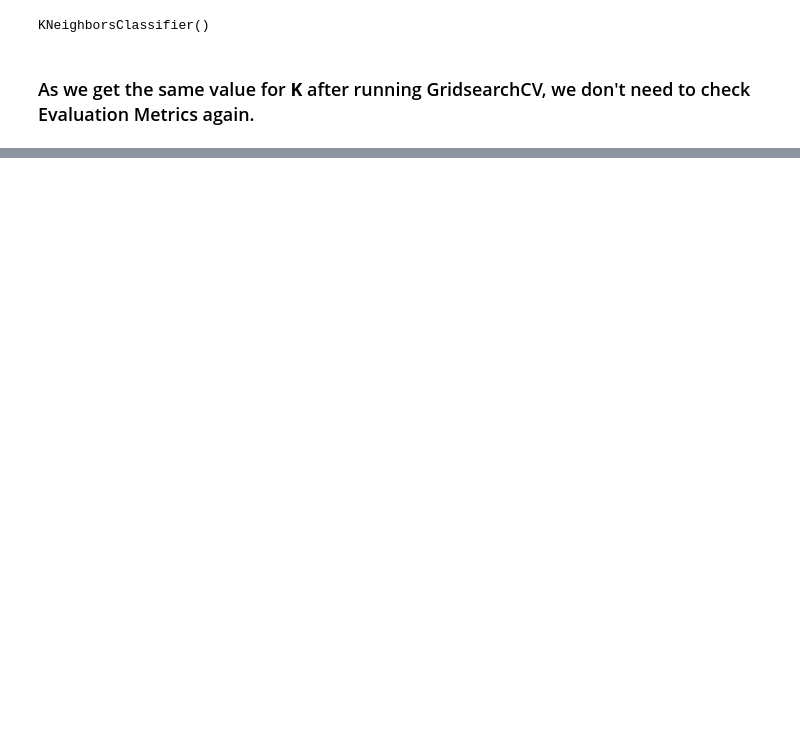
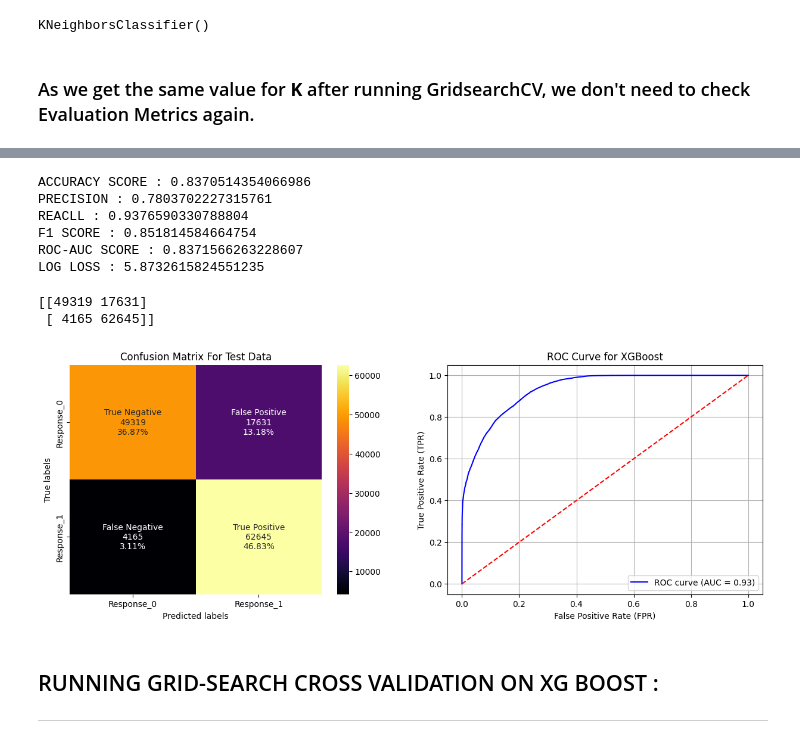
Before and after one commit to RPSahoo219/Health_Insurance_Cross_Sell_Prediction, a Jupyter notebook: Health_Insurance_Cross_Sell_Prediction.ipynb, the cells around one changed output, grey strips where cells are left out. Drawn from its saved outputs; the diff is of its cells as text; code cells hidden in the pictures; blank space fills up the shorter version.

```diff
--- a/Health_Insurance_Cross_Sell_Prediction.ipynb
+++ b/Health_Insurance_Cross_Sell_Prediction.ipynb
@@ -1485,0 +1512,3 @@ KNeighborsClassifier()
+# %%
+xg_model = XGBClassifier()
+xg_model.fit(x_train, y_train)
@@ -1485,0 +1527,74 @@ KNeighborsClassifier()
+# %%
+y_pred_prob_xg= xg_model.predict_proba(x_test)
+# %%
+y_predicted_xg= xg_model.predict(x_test)
+# %%
+Accuracy_Score_xg= accuracy_score(y_test,y_predicted_xg)
+print("ACCURACY SCORE :", Accuracy_Score_xg)
+
+Precision_xg= precision_score(y_test,y_predicted_xg)
+print("PRECISION :", Precision_xg)
+
+Recall_xg= recall_score(y_test,y_predicted_xg)
+print("REACLL :", Recall_xg)
+
+F1_Score_xg= f1_score(y_test,y_predicted_xg)
+print("F1 SCORE :", F1_Score_xg)
+
+ROC_AUC_Score_xg= roc_auc_score(y_test, y_predicted_xg)
+print("ROC-AUC SCORE :", ROC_AUC_Score_xg)
+
+Log_Loss_xg= log_loss(y_test, y_predicted_xg)
+print("LOG LOSS :", Log_Loss_xg)
+# %% [output]
+ACCURACY SCORE : 0.8370514354066986
+PRECISION : 0.7803702227315761
+REACLL : 0.9376590330788804
+F1 SCORE : 0.851814584664754
+ROC-AUC SCORE : 0.8371566263228607
+LOG LOSS : 5.8732615824551235
+# %%
+fig, ax= plt.subplots(1,2, figsize=(15, 5))
+# Get the confusion matrix for test Data
+
+labels = ['True Negative','False Positive','False Negative','True Positive']
+cm_test_xg = confusion_matrix(y_test, y_predicted_xg)
+print(cm_test_xg)
+cm_test_count=cm_test_xg.flatten().tolist()
+cm_test_percentage=[round((i*100)/sum(cm_test_count),2) for i in cm_test_count]
+
+cm_test_labels = [f'{v1}\n{v2}\n{v3}%' for v1, v2, v3 in zip(labels, cm_test_count, cm_test_percentage)]
+cm_test_labels_array= np.asarray(cm_test_labels).reshape(2,2)
+sns.heatmap(cm_test_xg, annot=cm_test_labels_array, fmt='', cmap= 'inferno', ax= ax[0])
+
+ax[0].set_xlabel('Predicted labels')
+ax[0].set_ylabel('True labels')
+ax[0].set_title('Confusion Matrix For Test Data')
+ax[0].xaxis.set_ticklabels(['Response_0', 'Response_1'])
+ax[0].yaxis.set_ticklabels(['Response_0', 'Response_1'])
+
+# Auc-Roc Curve for test Data.
+
+fpr, tpr, thresholds = roc_curve(y_test, y_pred_prob_xg[:,1], pos_label=1)
+roc_auc = auc(fpr, tpr)
+
+random_probs = [0 for i in range(len(y_test))]
+p_fpr, p_tpr, _ = roc_curve(y_test, random_probs, pos_label=1)
+
+ax[1].plot(fpr, tpr, color='blue', lw=1.5, label=f'ROC curve (AUC = {roc_auc:.2f})')
+ax[1].plot(p_fpr, p_tpr, color='red', linestyle='--')
+ax[1].set_xlabel('False Positive Rate (FPR)')
+ax[1].set_ylabel('True Positive Rate (TPR)')
+ax[1].set_title('ROC Curve for XGBoost')
+ax[1].legend(loc='lower right')
+ax[1].grid(True)
+plt.subplots_adjust(wspace=0.2)
+plt.show()
+# %% [output]
+[[49319 17631]
+ [ 4165 62645]]
+[figure, added]
+# %% [markdown]
+## RUNNING GRID-SEARCH CROSS VALIDATION ON XG BOOST :
+
+---
```
Also changed, not shown: parts of 46 cells of this notebook.
